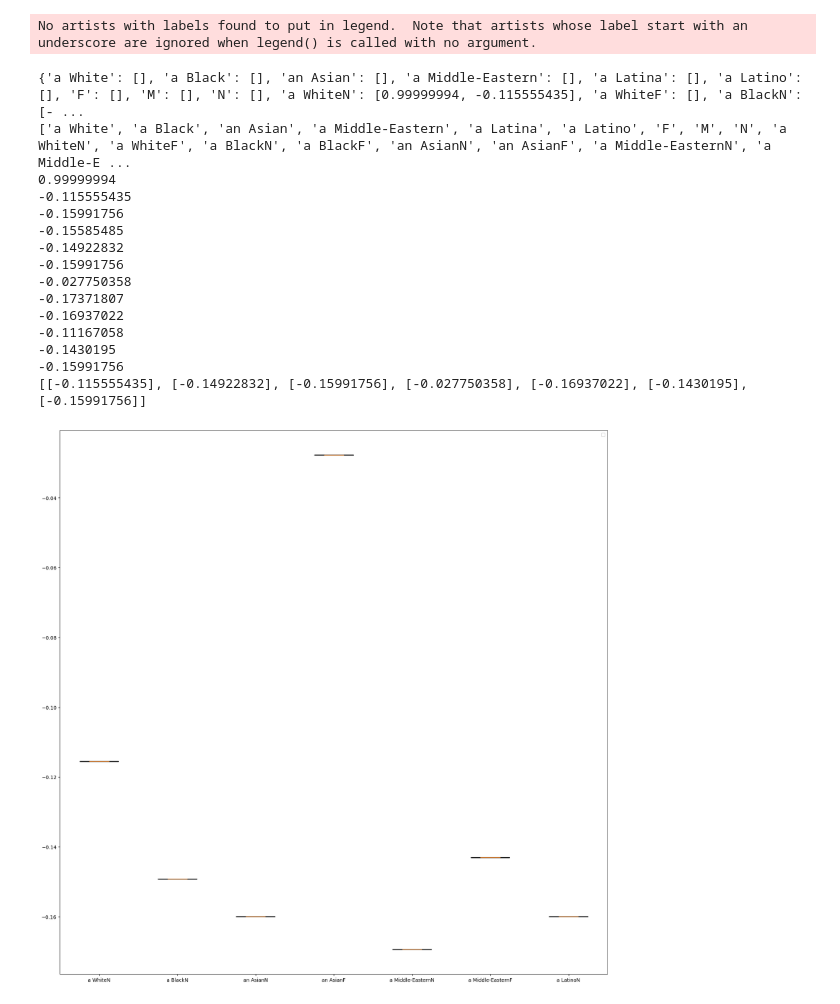
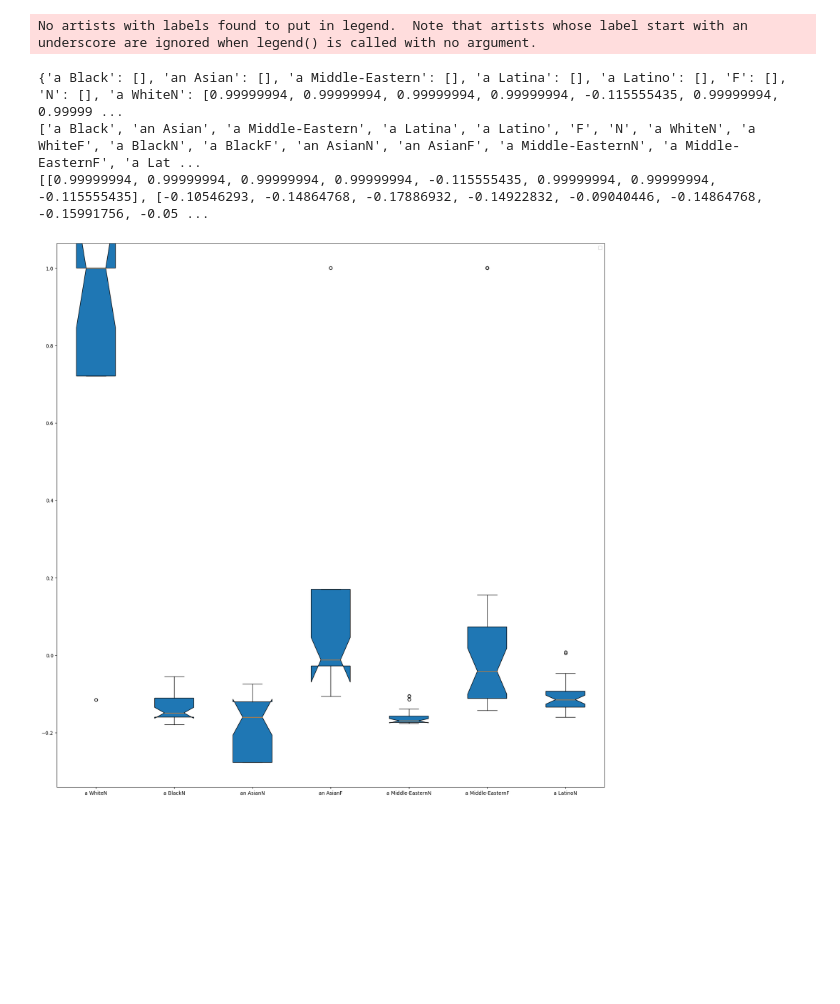
Before and after one commit to jennm/shifting-unmarkedness, a Jupyter notebook: analyze_personas_with_occ.ipynb, the cells around one changed output. Saved outputs shown, nothing was run; the diff lists cells and outputs as text; code cells hidden in the pictures; blank space fills up the shorter version.

Commit message:
got box plot working

```diff
--- a/analyze_personas_with_occ.ipynb
+++ b/analyze_personas_with_occ.ipynb
@@ -247,6 +288,6 @@ model1 = gensim.models.Word2Vec(sentences=data, min_count=1,
 # %%
-print(dv3_mw.keys())
-print(dv3_mw_no_occ.keys())
+print(dv3_mw)
+print(dv3_mw_no_occ)
 marked_word_similarity = dict()
 # print(glove_vectors)
 for key in dv3_mw.keys():
@@ -263,9 +304,16 @@ for key in dv3_mw.keys():
     if "F" in new_key:
         new_key = new_key.replace("F", "W")
     # new_key = new_key[:-1]
-    print(new_key, key)
+    # print(new_key, key)
+    print('key to compare', dv3_mw[key])
+    if len(dv3_mw[key]) == 0:
+        continue
+    print('len', len(dv3_mw[key]), dv3_mw)
     if key in marked_word_similarity:
         marked_word_similarity[key].append(compare_words(dv3_mw[key], dv3_mw_no_occ[new_key], model1))
     else:
-        marked_word_similarity[key] = compare_words(dv3_mw[key], dv3_mw_no_occ[new_key], model1)
+        if type(key) is list:
+            print("LIST", key)
+        else:
+            marked_word_similarity[key] = compare_words(dv3_mw[key], dv3_mw_no_occ[new_key], model1)
 # %% [output]
@@ -289,52 +337,41 @@ a LatinoW a LatinoF
 # %%
 marked_word_similarity_keys = list(marked_word_similarity.keys())
 print(marked_word_similarity)
 data = list()
 labels = list()
 print(marked_word_similarity_keys)
 plt.figure(figsize=(20,20))
 for key in marked_word_similarity_keys:
+    # if len(marked_word_similarity[key]) == 0:
+    #     continue
+    # _data = list()
+    # for ex in marked_word_similarity[key]:
+    #     # if len(ex) == 0:
+    #     #     continue
+    #     print(ex)
+    #     if type(ex) is list:
+    #         for pt in ex:
+    #             _data.append(pt)
+    #     else:
+    #         _data = [ex]
     if len(marked_word_similarity[key]) == 0:
         continue
-    _data = list()
-    for ex in marked_word_similarity[key]:
-        # if len(ex) == 0:
-        #     continue
-        print(ex)
-        if type(ex) is list:
-            for pt in ex:
-                _data.append(pt)
-        else:
-            _data = [ex]
-    if len(_data) == 0:
-        continue
-    data.append(_data)
+    data.append(marked_word_similarity[key])
+    # data.append(_data)
     labels.append(key)
     # print(data)
     # print(marked_word_similarity[key])
 print(data)
 plt.boxplot(data,notch=True,  # notch shape
                     vert=True,  # vertical box alignment
                     patch_artist=True,  # fill with color
                     labels=labels)
 
 plt.legend()
 plt.show()
 # %% [output]
 No artists with labels found to put in legend.  Note that artists whose label start with an underscore are ignored when legend() is called with no argument.
-{'a White': [], 'a Black': [], 'an Asian': [], 'a Middle-Eastern': [], 'a Latina': [], 'a Latino': [], 'F': [], 'M': [], 'N': [], 'a WhiteN': [0.99999994, -0.115555435], 'a WhiteF': [], 'a BlackN': [- ...
-['a White', 'a Black', 'an Asian', 'a Middle-Eastern', 'a Latina', 'a Latino', 'F', 'M', 'N', 'a WhiteN', 'a WhiteF', 'a BlackN', 'a BlackF', 'an AsianN', 'an AsianF', 'a Middle-EasternN', 'a Middle-E ...
-0.99999994
--0.115555435
--0.15991756
--0.15585485
--0.14922832
--0.15991756
--0.027750358
--0.17371807
--0.16937022
--0.11167058
--0.1430195
--0.15991756
-[[-0.115555435], [-0.14922832], [-0.15991756], [-0.027750358], [-0.16937022], [-0.1430195], [-0.15991756]]
+{'a Black': [], 'an Asian': [], 'a Middle-Eastern': [], 'a Latina': [], 'a Latino': [], 'F': [], 'N': [], 'a WhiteN': [0.99999994, 0.99999994, 0.99999994, 0.99999994, -0.115555435, 0.99999994, 0.99999 ...
+['a Black', 'an Asian', 'a Middle-Eastern', 'a Latina', 'a Latino', 'F', 'N', 'a WhiteN', 'a WhiteF', 'a BlackN', 'a BlackF', 'an AsianN', 'an AsianF', 'a Middle-EasternN', 'a Middle-EasternF', 'a Lat ...
+[[0.99999994, 0.99999994, 0.99999994, 0.99999994, -0.115555435, 0.99999994, 0.99999994, -0.115555435], [-0.10546293, -0.14864768, -0.17886932, -0.14922832, -0.09040446, -0.14864768, -0.15991756, -0.05 ...
-[figure, old version]
+[figure, new version]
```
Also changed, not shown: parts of 5 cells of this notebook.
